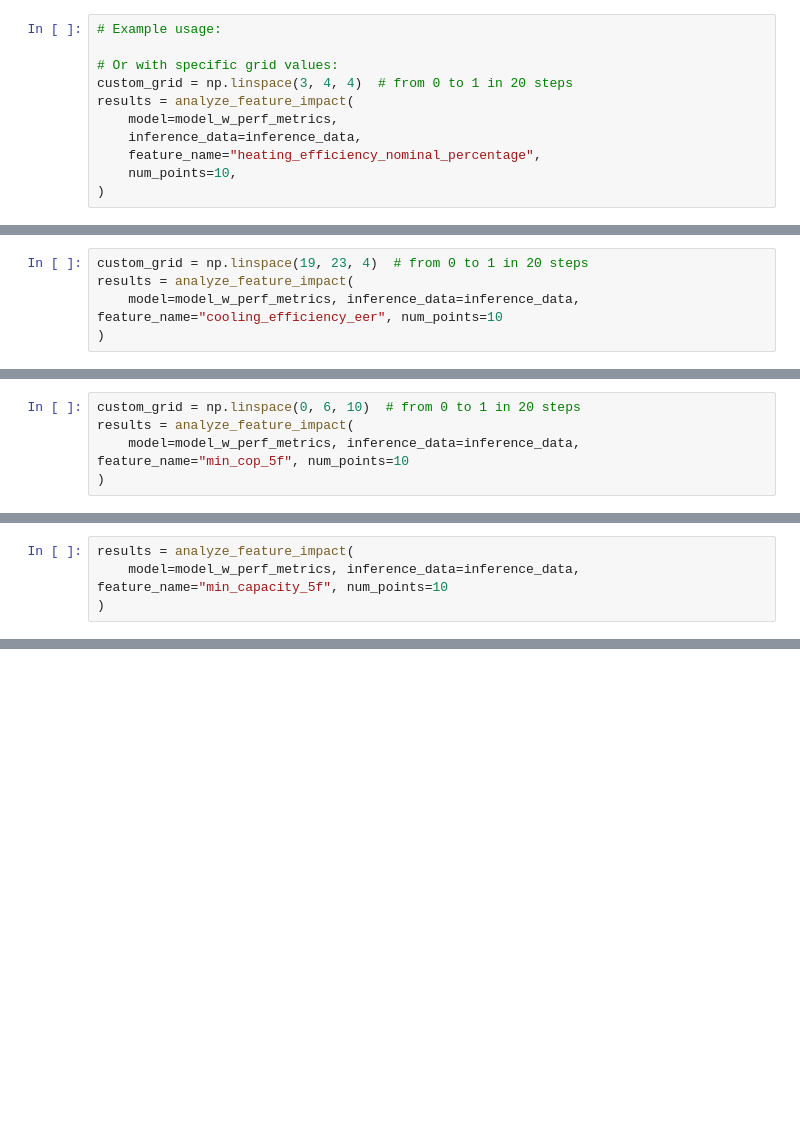
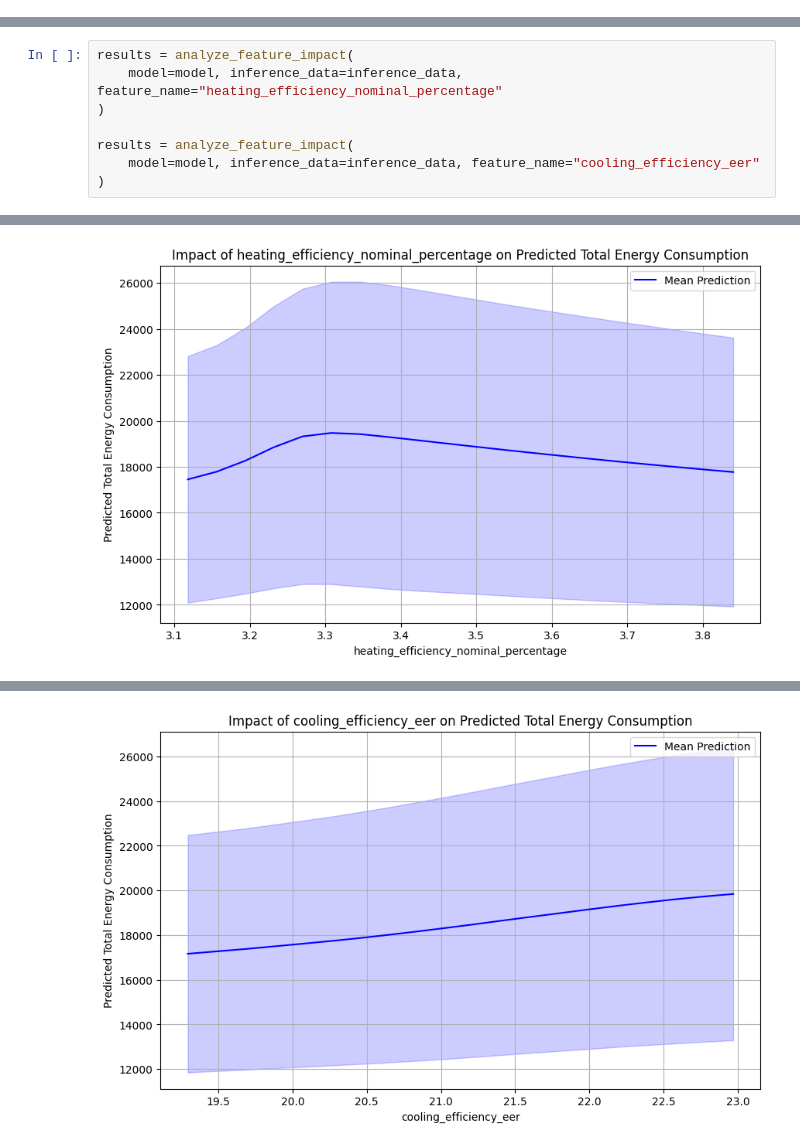
Before and after one commit to rewiringamerica/surrogate_modeling, a Jupyter notebook: notebooks/adding_performance_curve_params_exploration.ipynb, the cells around one changed output, grey strips where cells are left out. Saved outputs shown, nothing was run; the diff lists cells and outputs as text; blank space fills up the shorter version.

```diff
--- a/notebooks/adding_performance_curve_params_exploration.ipynb
+++ b/notebooks/adding_performance_curve_params_exploration.ipynb
@@ -245,11 +25,0 @@ results = analyze_feature_impact(
-# %%
-# Example usage:
-
-# Or with specific grid values:
-custom_grid = np.linspace(3, 4, 4)  # from 0 to 1 in 20 steps
-results = analyze_feature_impact(
-    model=model_w_perf_metrics,
-    inference_data=inference_data,
-    feature_name="heating_efficiency_nominal_percentage",
-    num_points=10,
-)
@@ -259,5 +25,0 @@ results = analyze_feature_impact(
-# %%
-custom_grid = np.linspace(19, 23, 4)  # from 0 to 1 in 20 steps
-results = analyze_feature_impact(
-    model=model_w_perf_metrics, inference_data=inference_data, feature_name="cooling_efficiency_eer", num_points=10
-)
@@ -267,5 +25,0 @@ results = analyze_feature_impact(
-# %%
-custom_grid = np.linspace(0, 6, 10)  # from 0 to 1 in 20 steps
-results = analyze_feature_impact(
-    model=model_w_perf_metrics, inference_data=inference_data, feature_name="min_cop_5f", num_points=10
-)
@@ -275,4 +25,0 @@ results = analyze_feature_impact(
-# %%
-results = analyze_feature_impact(
-    model=model_w_perf_metrics, inference_data=inference_data, feature_name="min_capacity_5f", num_points=10
-)
@@ -294,0 +296,9 @@ NameError: name 'g' is not defined
+# %%
+results = analyze_feature_impact(
+    model=model, inference_data=inference_data, feature_name="heating_efficiency_nominal_percentage"
+)
+
+results = analyze_feature_impact(
+    model=model, inference_data=inference_data, feature_name="cooling_efficiency_eer"
+)
+# %% [output]
@@ -294,0 +306 @@ NameError: name 'g' is not defined
+[figure, added]
@@ -294,0 +308 @@ NameError: name 'g' is not defined
+[figure, added]
```
Also changed, not shown: parts of 49 cells of this notebook.
